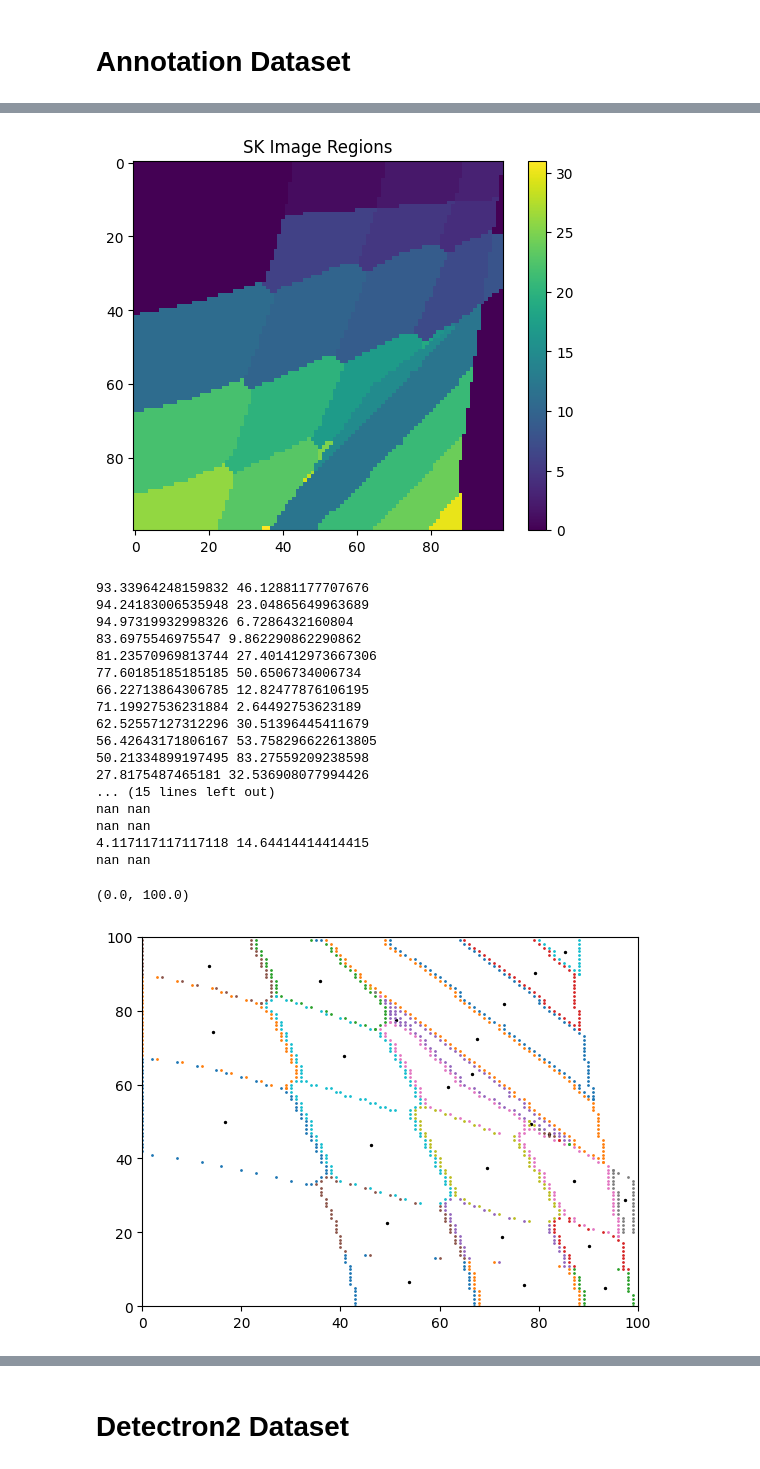
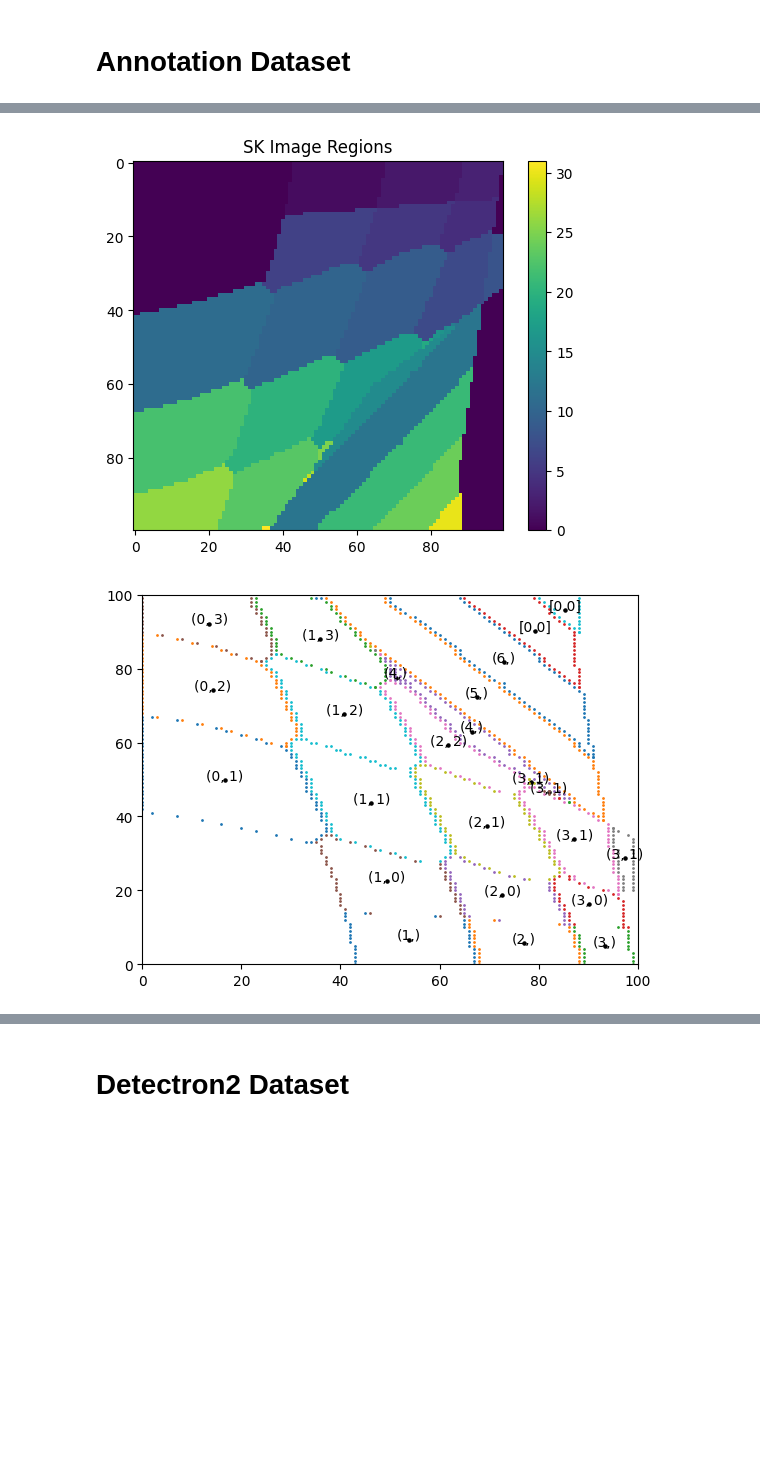
Before and after one commit to mainCSG/QuantumDotControl, a Jupyter notebook: autotuning/charge_tuning/notebooks/data_visualization.ipynb, the cells around one changed output, grey strips where cells are left out. Saved outputs shown, nothing was run; the diff lists cells and outputs as text; code cells hidden in the pictures; blank space fills up the shorter version.

```diff
--- a/autotuning/charge_tuning/notebooks/data_visualization.ipynb
+++ b/autotuning/charge_tuning/notebooks/data_visualization.ipynb
@@ -71,6 +89,7 @@ import skimage as sk
 # raw
 # file_path = "/Users/andrijapaurevic/Documents/uWaterloo/research/mainCSG/QuantumDotControl/autotuning/data/csd/raw/20200714-140115023515_cr1279.npy"
 file_path = "/Users/andrijapaurevic/Documents/uWaterloo/research/mainCSG/QuantumDotControl/autotuning/data/csd/raw/20171118-123902403990.npy"
+file_path = "/Users/andrijapaurevic/Documents/uwaterloo/research/QuantumDotControl/autotuning/data/csd/raw/20171118-123902403990.npy"
 # file_path = "/Users/andrijapaurevic/Documents/uWaterloo/research/mainCSG/QuantumDotControl/autotuning/data/csd/raw/20200711-161944699948_cr145.npy"
 # file_path = "/Users/andrijapaurevic/Documents/uWaterloo/research/mainCSG/QuantumDotControl/autotuning/data/csd/raw/20200714-172019089587_cr1444.npy"
 
@@ -82,15 +101,16 @@ voltage_P2_key = "y" if "d_" in file_path else "V_P2_vec"
 N = len(qflow_data[voltage_P1_key])
 M = len(qflow_data[voltage_P2_key])
 
-try:
-    csd_qd_states = np.array([
-        tuple_to_unique_number(data['charge'])  for data in qflow_data['output']
-    ]).reshape((N,M) if N > M else (M,N))
-    background = -1
+# try:
+csd_qd_states = np.array([
+    tuple_to_unique_number(data['charge'])  for data in qflow_data['output']
+]).reshape((N,M) if N > M else (M,N))
+actual_charge_state_image = np.array([data['charge'] for data in qflow_data['output']], dtype=object).reshape((N,M) if N > M else (M,N))
+background = -1
     # correction = 1
 
-except:
-    print("Can only use 2017 ones")
+# except:
+#     print("Can only use 2017 ones")
 
 csd_qd_labelled_regions = sk.measure.label(csd_qd_states, connectivity=1)
 
@@ -182,55 +202,44 @@ for index in range(len(csd_qd_regions)):
         centroid = np.mean(arr, axis=0)
 
         # Calculate the angle of each point with respect to the centroid
         angles = np.arctan2(arr[:, 1] - centroid[1], arr[:, 0] - centroid[0])
 
         # Sort the points based on the angles in clockwise order
         indices = np.argsort(angles)
         sorted_arr = arr[indices]
 
         return sorted_arr
 
     poly = [(x, y) for x, y in zip(px, py)]
     poly = np.array([p for x in poly for p in x]).reshape(-1,2)
 
     poly_clockwise = organize_array_clockwise(poly)
     x0, y0 = find_polygon_centroid(poly_clockwise)
     x0_, y0_ = flip_coordinates_horizontal_axis([x0], [y0], axis=csd_qd_states.shape[0]/2)
     x0_, y0_ = flip_coordinates_horizontal_axis(y0_, x0_, axis=csd_qd_states.shape[1]/2)
     x0_val, y0_val = x0_[0], y0_[0]
-    print(x0_val, y0_val)
-    # charge_state = charge_value_dict[csd_qd_states[csd_qd_states.shape[0] - int(x0_val), csd_qd_states.shape[1] - int(y0_val)] ]
+
 
     patches.append(matplotlib.patches.Polygon(poly_clockwise))
     if (not(np.isnan(x0)) and not(np.isnan(y0))):
+
+        charge_state = actual_charge_state_image[int(x0), int(y0)]
+        # if len(charge_state) == 1:
+            # charge_state += (0,)
+        # print(int(x0), int(y0), charge_state)
         centroid_list.append([x0, y0])
-    plt.scatter([x0],[y0],c='black', s=2)
+        plt.annotate(f"{charge_state}", (x0,y0), textcoords="offset points", xytext=(0,0), ha='center')
+    plt.scatter([x0],[y0],c='black', s=5)
+
     plt.scatter(px,py, s=1)
 
 plt.xlim(0,N)
 plt.ylim(0,M)
+plt.show()
 # %% [output]
 [figure]
 [figure]
-93.33964248159832 46.12881177707676
-94.24183006535948 23.04865649963689
-94.97319932998326 6.7286432160804
-83.6975546975547 9.862290862290862
-81.23570969813744 27.401412973667306
-77.60185185185185 50.6506734006734
-66.22713864306785 12.82477876106195
-71.19927536231884 2.64492753623189
-62.52557127312296 30.51396445411679
-56.42643171806167 53.758296622613805
-50.21334899197495 83.27559209238598
-27.8175487465181 32.536908077994426
-... (15 lines left out)
-nan nan
-nan nan
-4.117117117117118 14.64414414414415
-nan nan
-(0.0, 100.0)
-[figure, old version]
+[figure, new version]
 # %%
 import numpy as np
 import matplotlib.pyplot as plt
```
Also changed, not shown: parts of 3 cells of this notebook.
